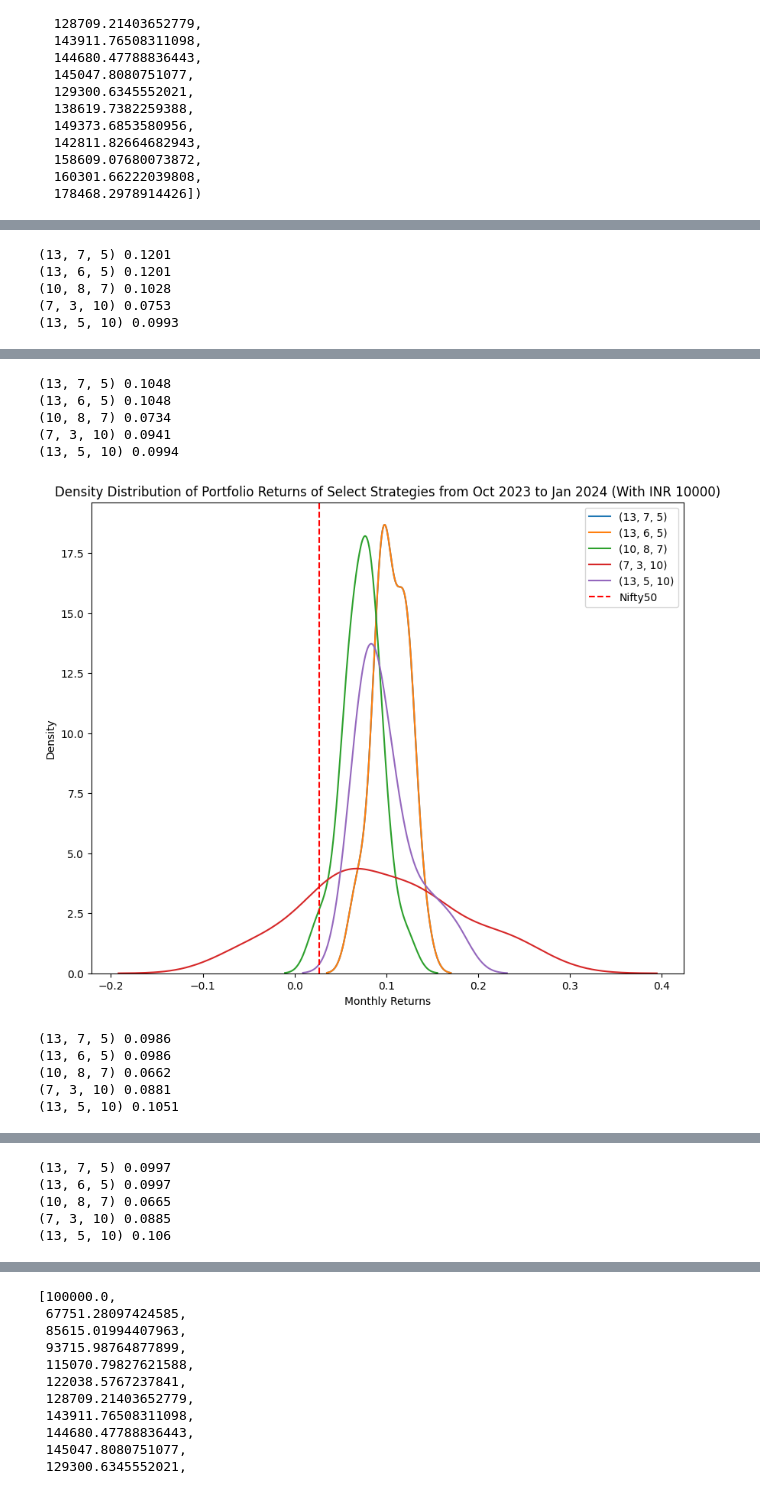
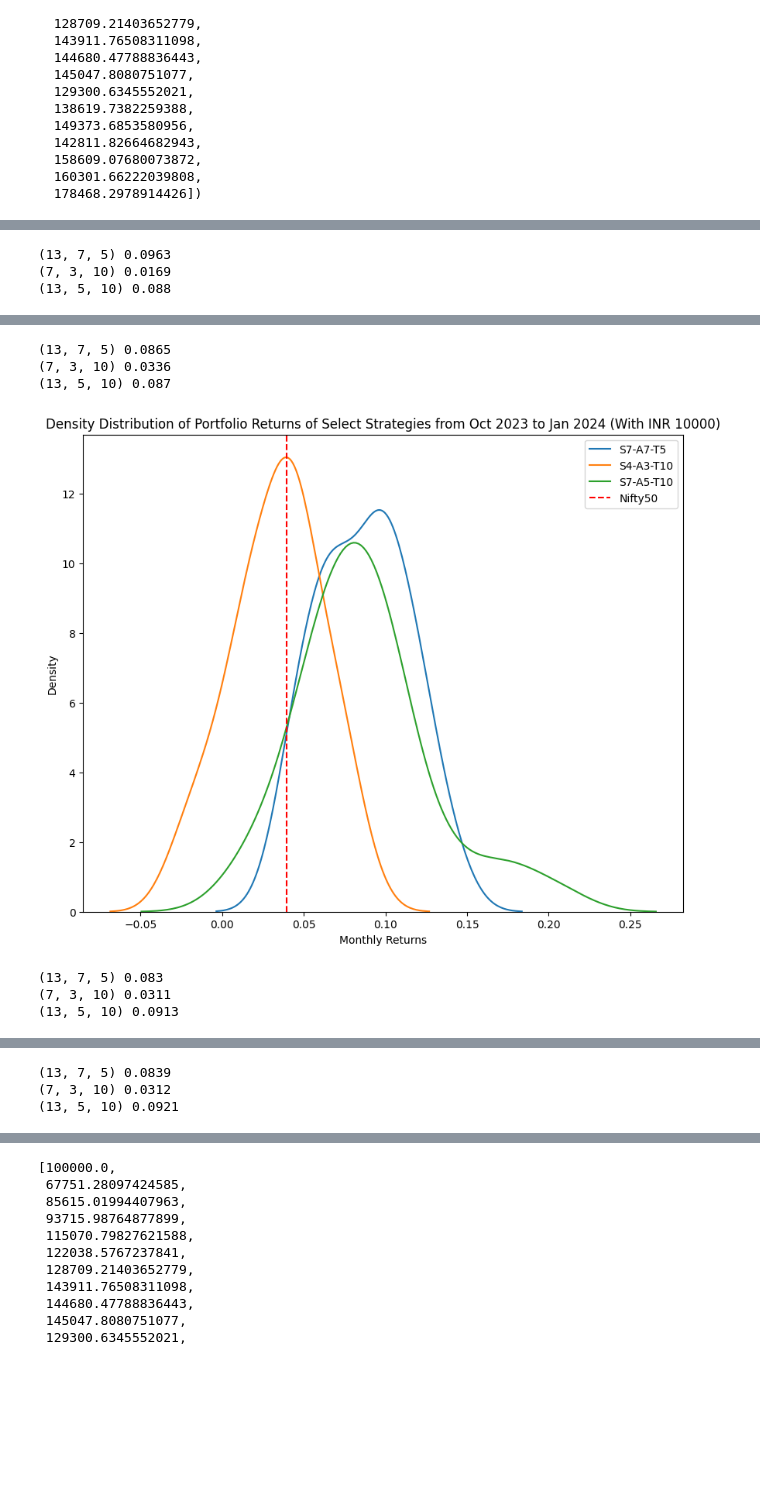
Before and after one commit to oomrawat/Portfolio-Project-FSP, a Jupyter notebook: notebooks/backtesting_results_visualisation.ipynb, the cells around one changed output, grey strips where cells are left out. Saved outputs shown, nothing was run; the diff lists cells and outputs as text; code cells hidden in the pictures; blank space fills up the shorter version.

```diff
--- a/notebooks/backtesting_results_visualisation.ipynb
+++ b/notebooks/backtesting_results_visualisation.ipynb
@@ -311,6 +343,6 @@ backtesting_buying_dates_for_1q_hold, len(backtesting_buying_dates_for_1q_hold)
 # %%
 bt_v_list = [(1,1), (1,2), (2,1), (2,2), (0.5,0.5), (1,0.5), (0.5,1), (0.25,0.25), (0.5,0.25), (0.25,0.5)]
-strategies_selected = [(13,7,5),(13,6,5),(10,8,7),(7,3,10),(13,5,10)]
+strategies_selected = [(13,7,5),(7,3,10),(13,5,10)]
 # %%
 def save_dict_to_json(data, filename):
     """
@@ -441,0 +494,14 @@ strategy_performance_dict = load_json_to_dict('../data/last_4_months_results.jso
+# %%
+for strategy, result in strategy_performance_dict.items():
+    print(strategy)
+    count_n = 0
+    count_p = 0
+    for r in result:
+        if r['sell_price'] <= 100000:
+            count_n += 1
+        else:
+            count_p += 1
+
+    print('Positie Return Count:', count_p)
+    print('Negative Return Count:', count_n)
+    print('*****')
@@ -462,6 +539,6 @@ for k,v in strategy_sell_price_dict.items():
 # %%
 start_date = '2020-01-01'
-end_date = '2024-02-05'
+end_date = '2024-02-26'
 
 data = yf.download('^NSEI', start_date, end_date, interval="1d")
 nifty50_data = data[['Adj Close']]
@@ -528,6 +605,11 @@ nifty50
 # %%
 for strategy, returns in strategy_sell_price_dict.items():
-    sns.kdeplot(returns, label=strategy)
+    strategy = ast.literal_eval(strategy)
+    ss = math.ceil(strategy[0]/2)
+    wa = strategy[1]
+    atf = strategy[2]
+    label = f'S{ss}-A{wa}-T{atf}'
+    sns.kdeplot(returns, label=label)
 
 # Adding a vertical dotted line at 0.05
 plt.axvline(x=nifty50, color='r', linestyle='--', label='Nifty50')
@@ -758,7 +840,12 @@ for amount in [1000, 10000, 100000, 1000000]:
         print(k, round(sum(v)/len(v),4))
 
     for strategy, returns in strategy_sell_price_dict_2.items():
-        sns.kdeplot(returns, label=strategy)
+        strategy = ast.literal_eval(strategy)
+        ss = math.ceil(strategy[0]/2)
+        wa = strategy[1]
+        atf = strategy[2]
+        label = f'S{ss}-A{wa}-T{atf}'
+        sns.kdeplot(returns, label=label)
 
     # Adding a vertical dotted line at 0.05
     plt.axvline(x=nifty50, color='r', linestyle='--', label='Nifty50')
@@ -773,8 +860,6 @@ for amount in [1000, 10000, 100000, 1000000]:
     plt.savefig(f'../backtesting_results/graphs/{title}.png', dpi=300)
     plt.show()
 # %% [output]
-(13, 7, 5) 0.1201
-(13, 6, 5) 0.1201
-(10, 8, 7) 0.1028
-(7, 3, 10) 0.0753
-(13, 5, 10) 0.0993
+(13, 7, 5) 0.0963
+(7, 3, 10) 0.0169
+(13, 5, 10) 0.088
@@ -782,11 +867,7 @@ for amount in [1000, 10000, 100000, 1000000]:
-(13, 7, 5) 0.1048
-(13, 6, 5) 0.1048
-(10, 8, 7) 0.0734
-(7, 3, 10) 0.0941
-(13, 5, 10) 0.0994
+(13, 7, 5) 0.0865
+(7, 3, 10) 0.0336
+(13, 5, 10) 0.087
-[figure, old version]
+[figure, new version]
-(13, 7, 5) 0.0986
-(13, 6, 5) 0.0986
-(10, 8, 7) 0.0662
-(7, 3, 10) 0.0881
-(13, 5, 10) 0.1051
+(13, 7, 5) 0.083
+(7, 3, 10) 0.0311
+(13, 5, 10) 0.0913
@@ -794,5 +875,3 @@ for amount in [1000, 10000, 100000, 1000000]:
-(13, 7, 5) 0.0997
-(13, 6, 5) 0.0997
-(10, 8, 7) 0.0665
-(7, 3, 10) 0.0885
-(13, 5, 10) 0.106
+(13, 7, 5) 0.0839
+(7, 3, 10) 0.0312
+(13, 5, 10) 0.0921
```
Also changed, not shown: parts of 31 cells of this notebook, 34 other files.
